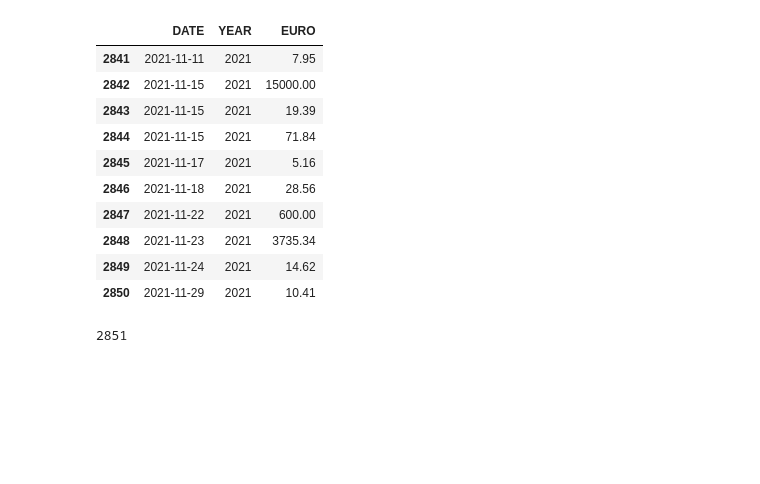
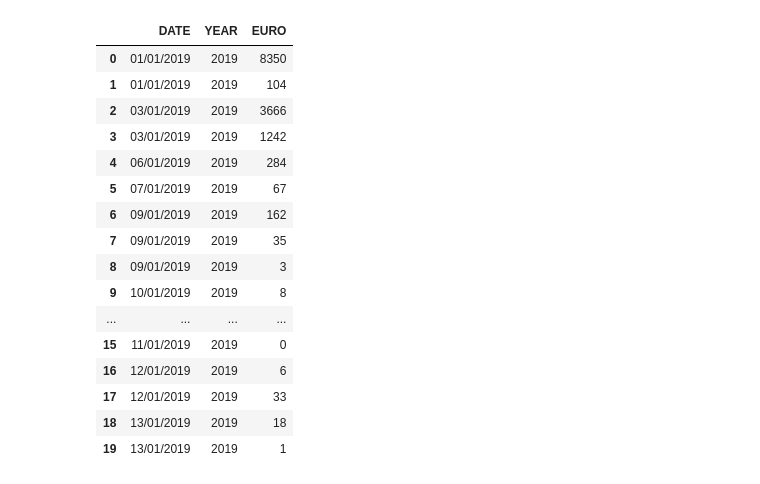
Before and after one commit to AbdulWajid99/Time_Series_Project, a Jupyter notebook: General1.ipynb, the cells around one changed output. Drawn from its saved outputs; the diff is of its cells as text; code cells hidden in the pictures; blank space fills up the shorter version.

```diff
--- a/General1.ipynb
+++ b/General1.ipynb
@@ -1,25 +1,28 @@
 # %%
 # import require libraries
 import pandas as pd
+import numpy as np
 
 
 # read General1 dataset
-df = pd.read_excel('/content/drive/MyDrive/Time_Series-Hassan/General2/Data2.xlsx')
-df.tail(10)
+df = pd.read_csv('/content/drive/MyDrive/Time_Series-Hassan/General/Data1.csv', parse_dates=True)
+df.index.freq = 'MS'
+df.head(20)
 # %% [output]
 |  | DATE | YEAR | EURO |
-| 2841 | 2021-11-11 | 2021 | 7.95 |
-| 2842 | 2021-11-15 | 2021 | 15000.00 |
-| 2843 | 2021-11-15 | 2021 | 19.39 |
-| 2844 | 2021-11-15 | 2021 | 71.84 |
-| 2845 | 2021-11-17 | 2021 | 5.16 |
-| 2846 | 2021-11-18 | 2021 | 28.56 |
-| 2847 | 2021-11-22 | 2021 | 600.00 |
-| 2848 | 2021-11-23 | 2021 | 3735.34 |
-| 2849 | 2021-11-24 | 2021 | 14.62 |
-| 2850 | 2021-11-29 | 2021 | 10.41 |
+| 0 | 01/01/2019 | 2019 | 8350 |
+| 1 | 01/01/2019 | 2019 | 104 |
+| 2 | 03/01/2019 | 2019 | 3666 |
+| 3 | 03/01/2019 | 2019 | 1242 |
+| 4 | 06/01/2019 | 2019 | 284 |
+| 5 | 07/01/2019 | 2019 | 67 |
+| 6 | 09/01/2019 | 2019 | 162 |
+| 7 | 09/01/2019 | 2019 | 35 |
+| 8 | 09/01/2019 | 2019 | 3 |
+| 9 | 10/01/2019 | 2019 | 8 |
+| ... | ... | ... | ... |
+| 15 | 11/01/2019 | 2019 | 0 |
+| 16 | 12/01/2019 | 2019 | 6 |
+| 17 | 12/01/2019 | 2019 | 33 |
+| 18 | 13/01/2019 | 2019 | 18 |
+| 19 | 13/01/2019 | 2019 | 1 |
-# %%
-#
-len(df)
-# %% [output]
-2851
```
Also changed, not shown: parts of 18 cells of this notebook.
